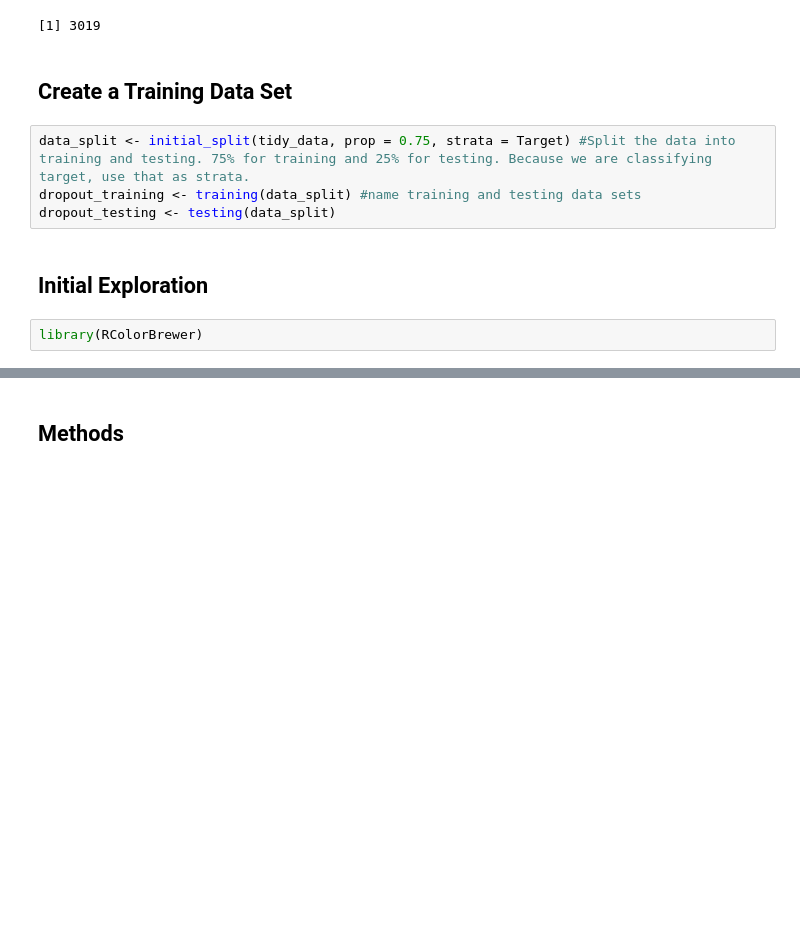
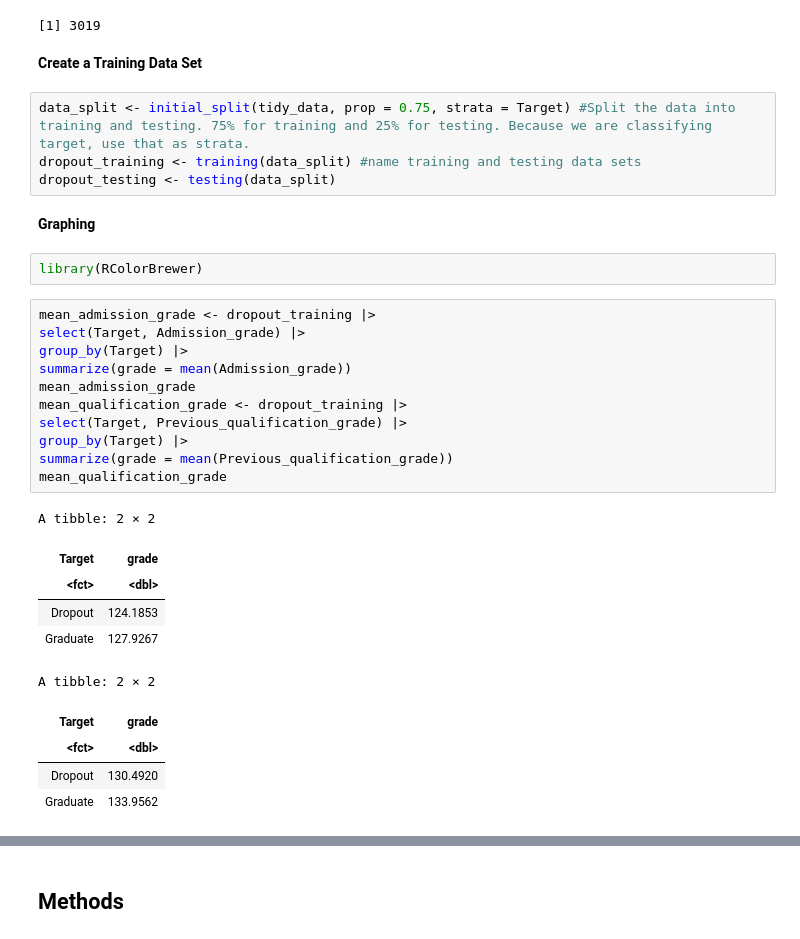
Before and after one commit to jternier/dsci_100_project, a Jupyter notebook: tidy_data/tidy_data.ipynb, the cells around one changed output, grey strips where cells are left out. Drawn from its saved outputs; the diff is of its cells as text; blank space fills up the shorter version.

```diff
--- a/tidy_data/tidy_data.ipynb
+++ b/tidy_data/tidy_data.ipynb
@@ -84,12 +84,34 @@ A tibble: 6 × 4
 | 1 | 142 | 128.4 | Graduate |
 [1] 3019
 # %% [markdown]
-## Create a Training Data Set
+__Create a Training Data Set__
 # %%
 data_split <- initial_split(tidy_data, prop = 0.75, strata = Target) #Split the data into training and testing. 75% for training and 25% for testing. Because we are classifying target, use that as strata.
 dropout_training <- training(data_split) #name training and testing data sets
 dropout_testing <- testing(data_split)
 # %% [markdown]
-## Initial Exploration
+__Graphing__
 # %%
 library(RColorBrewer)
+# %%
+mean_admission_grade <- dropout_training |>
+select(Target, Admission_grade) |>
+group_by(Target) |>
+summarize(grade = mean(Admission_grade))
+mean_admission_grade
+mean_qualification_grade <- dropout_training |>
+select(Target, Previous_qualification_grade) |>
+group_by(Target) |>
+summarize(grade = mean(Previous_qualification_grade))
+mean_qualification_grade
+# %% [output]
+A tibble: 2 × 2
+| Target | grade |
+| <fct> | <dbl> |
+| Dropout | 124.1853 |
+| Graduate | 127.9267 |
+A tibble: 2 × 2
+| Target | grade |
+| <fct> | <dbl> |
+| Dropout | 130.4920 |
+| Graduate | 133.9562 |
```
Also changed, not shown: parts of 4 cells of this notebook.
